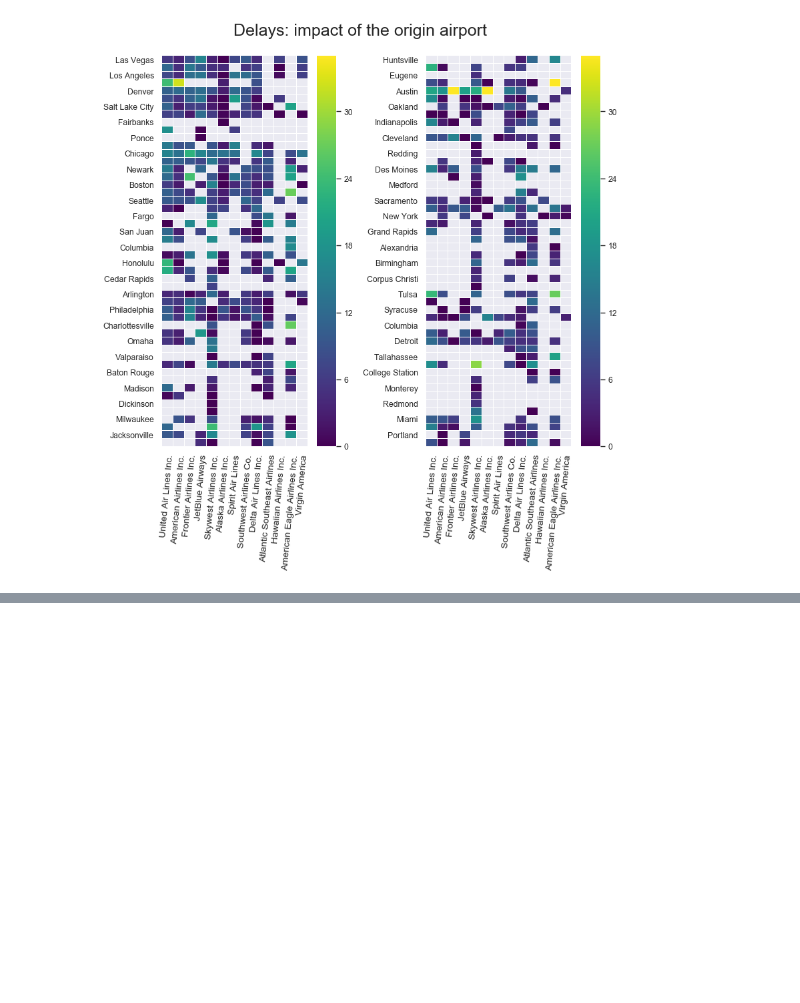
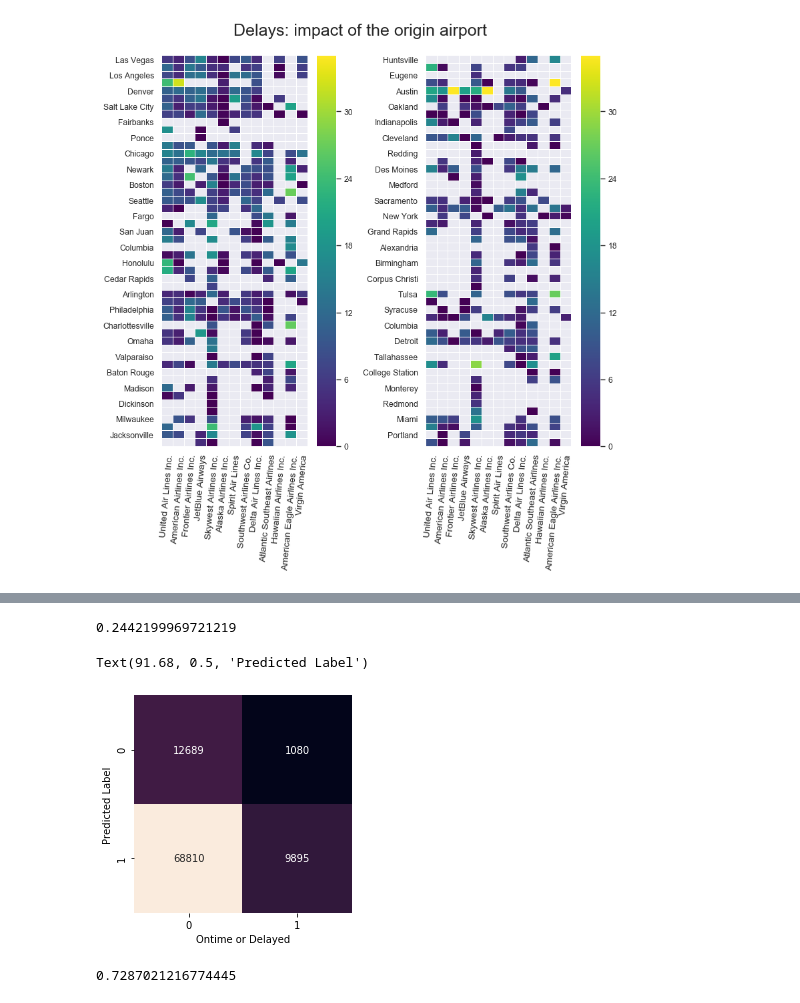
Before and after one commit to INFO6105-Data-Science/Predict-Flight-Delay, a Jupyter notebook: FlightDataAnalysis.ipynb, the cells around one changed output, grey strips where cells are left out. Saved outputs shown, nothing was run; the diff lists cells and outputs as text; code cells hidden in the pictures; blank space fills up the shorter version.

```diff
--- a/FlightDataAnalysis.ipynb
+++ b/FlightDataAnalysis.ipynb
@@ -408,0 +466,24 @@ plt.tight_layout()
+# %%
+from sklearn.naive_bayes import GaussianNB
+model2 = GaussianNB()
+model2.fit(train_x, train_y);
+predicted2 = model2.predict(test_x)
+model2.score(test_x, test_y)
+# %% [output]
+0.2442199969721219
+# %%
+mat = confusion_matrix(test_y, predicted2)
+sns.heatmap(mat.T, square=True, annot=True, fmt='d', cbar=False)
+plt.xlabel('Ontime or Delayed')
+plt.ylabel('Predicted Label')
+# %% [output]
+Text(91.68, 0.5, 'Predicted Label')
+[figure, added]
+# %%
+from sklearn.svm import SVC # "Support vector classifier"
+model3 = SVC(kernel='linear', C=1E8, max_iter = 100) #set max iteration time to end program
+model3.fit(train_x, train_y)
+predicted3 = model3.predict(test_x)
+model3.score(test_x, test_y)
+# %% [output]
+0.7287021216774445
```
Also changed, not shown: parts of 13 cells of this notebook.
